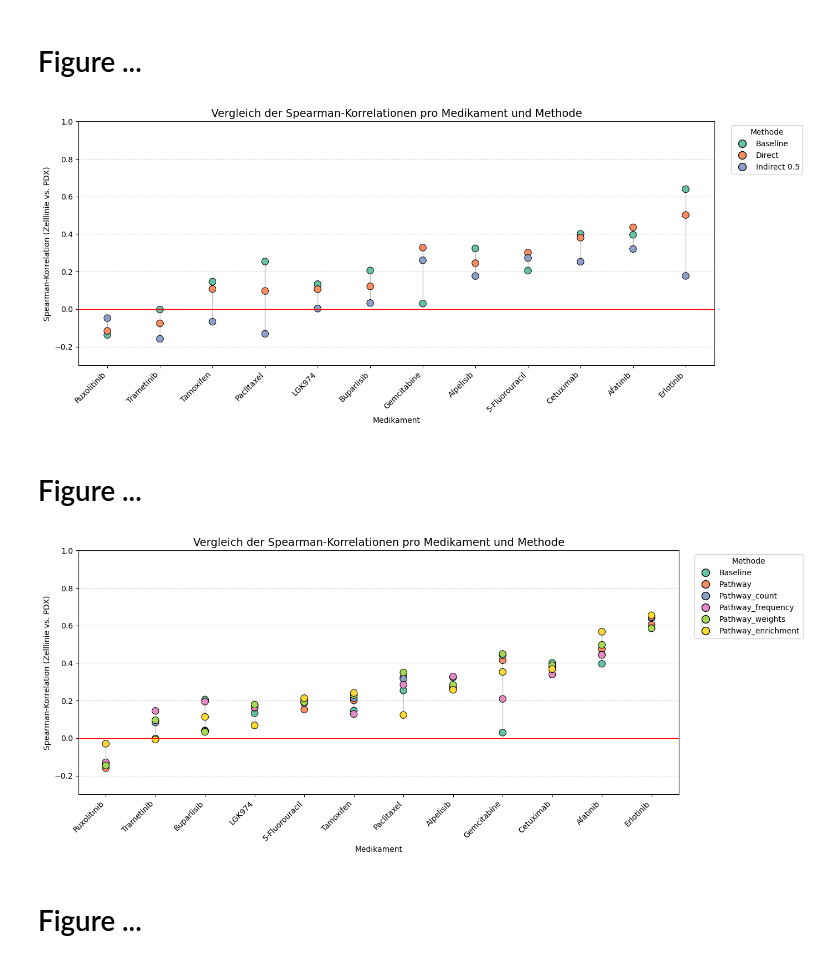
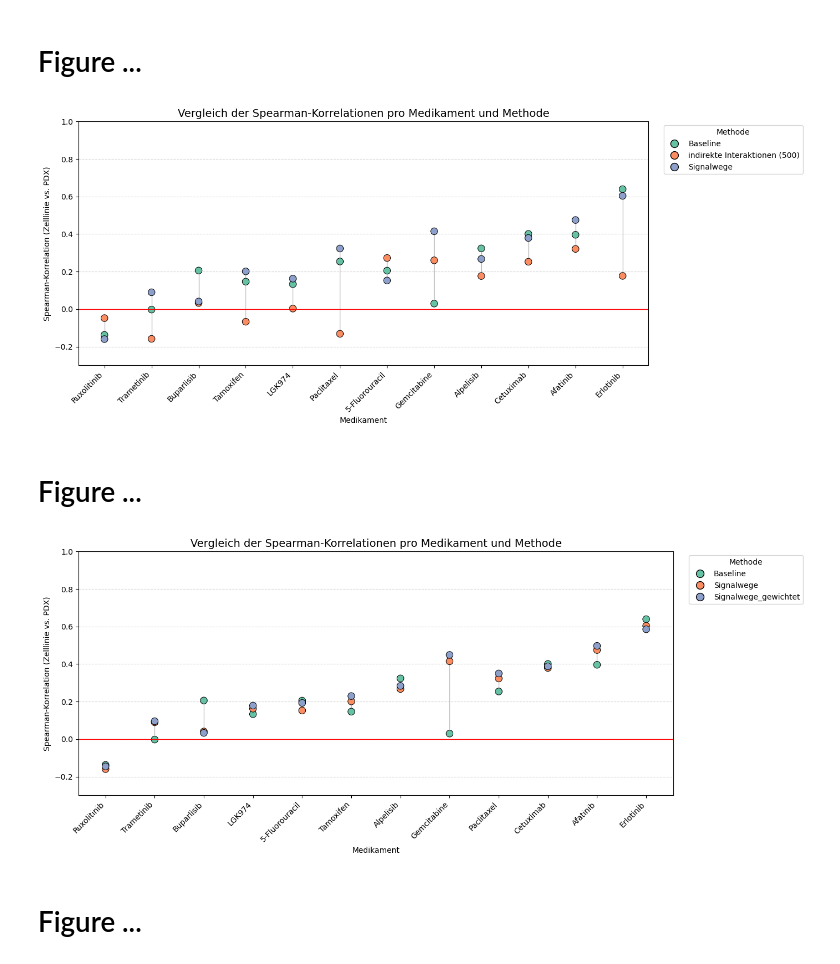
Before and after one commit to txm0324/Bachelor-Thesis, a Jupyter notebook: TUGDA/DA_Analysis.ipynb, the cells around one changed output. Saved outputs shown, nothing was run; the diff lists cells and outputs as text; code cells hidden in the pictures.

```diff
--- a/TUGDA/DA_Analysis.ipynb
+++ b/TUGDA/DA_Analysis.ipynb
@@ -262,26 +265,24 @@ spearman_pdx_vs_models_plot('./data/PDX_MTL_DA.csv', file_paths)
 # %%
 file_paths = {
     'Baseline': './results/DA/preds_AUC.csv',
-    'Direct': './results/DA/preds_AUC_direct.csv',
-    'Indirect 0.5': './results/DA/preds_AUC_indirect_05.csv',
+    'indirekte Interaktionen (500)': './results/DA/preds_AUC_indirect_05.csv',
+    'Signalwege': './results/DA/preds_AUC_naiv_pathway_level.csv',
+
 }
 spearman_pdx_vs_models_plot('./data/PDX_MTL_DA.csv', file_paths)
 # %% [output]
-[figure, old version]
+[figure, new version]
 # %% [markdown]
 # Figure ...
 # %%
 file_paths = {
     'Baseline': './results/DA/preds_AUC.csv',
-    'Pathway': './results/DA/preds_AUC_naiv_pathway_level.csv',
-    'Pathway_count': './results/DA/preds_AUC_pathway_count_zscore.csv',
-    'Pathway_frequency': './results/DA/preds_AUC_pathway_frequency.csv',
-    'Pathway_weights': './results/DA/preds_AUC_pathway_weights_zscore.csv',
-    'Pathway_enrichment': './results/DA/preds_AUC_pathway_enrichment_zscore.csv'
+    'Signalwege': './results/DA/preds_AUC_naiv_pathway_level.csv',
+    'Signalwege_gewichtet': './results/DA/preds_AUC_pathway_weights_zscore.csv',
 }
 spearman_pdx_vs_models_plot('./data/PDX_MTL_DA.csv', file_paths)
 # %% [output]
-[figure, old version]
+[figure, new version]
 # %% [markdown]
 # Figure ...
 # %%
```
Also changed, not shown: parts of 2 cells of this notebook, 35 other files.
